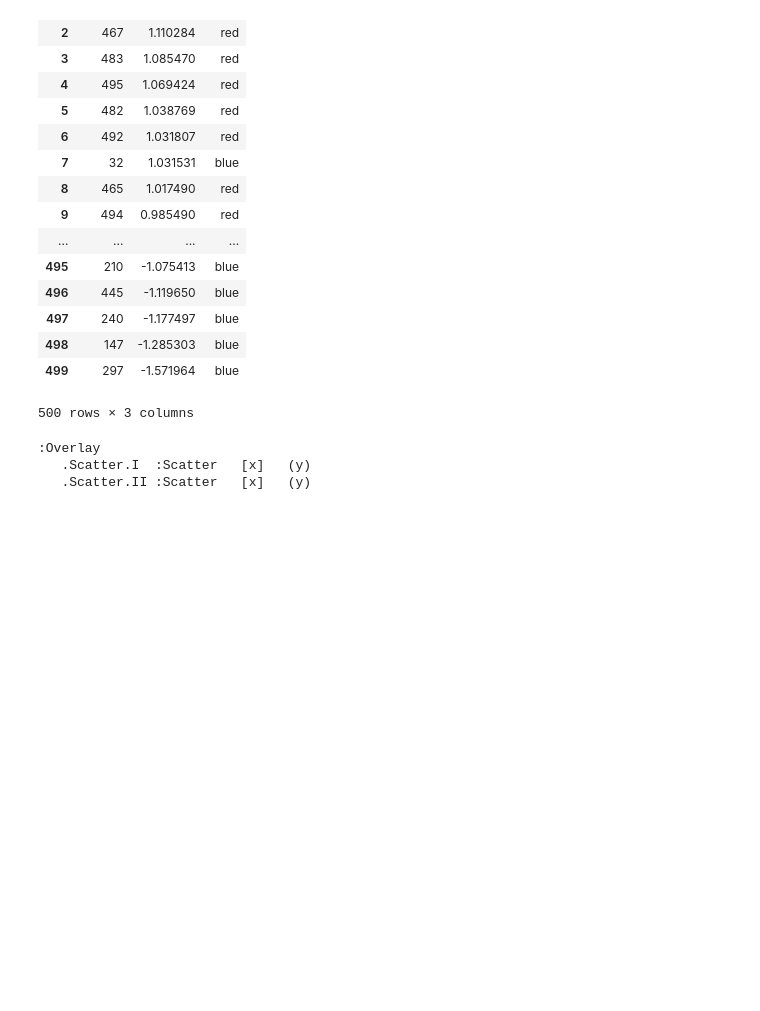
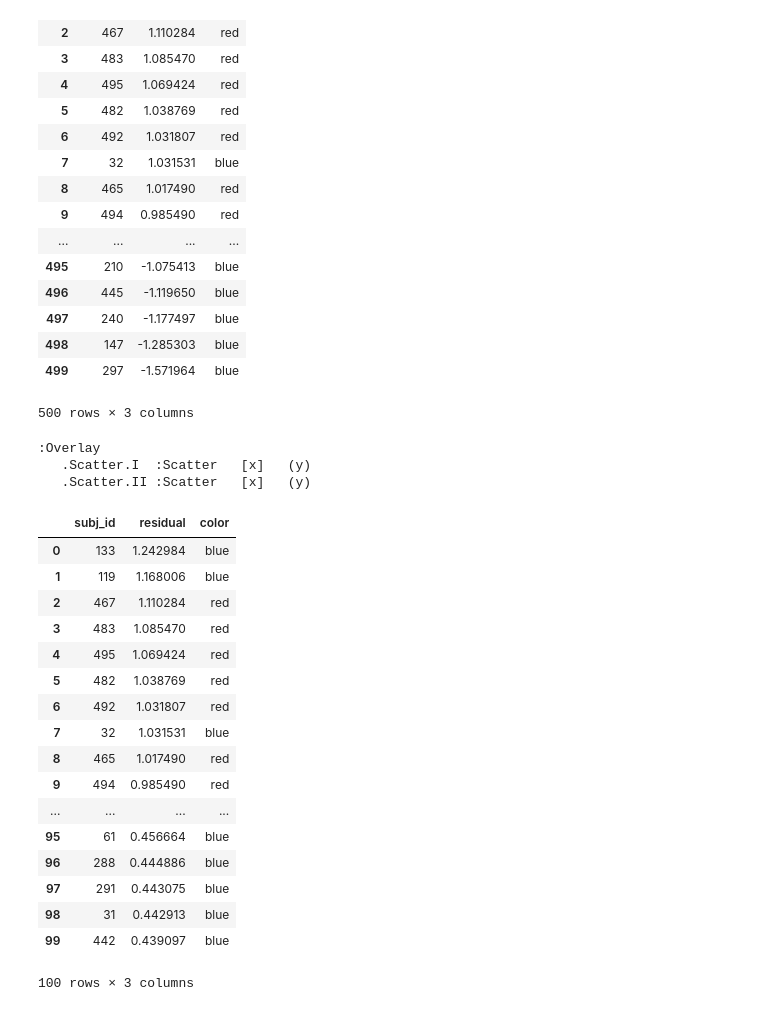
Before and after one commit to bayesways/bayes-sem, a Jupyter notebook: src/5.1.Simulation.ipynb, the cells around one changed output. Cells and saved outputs as stored; diff of their text form; code cells hidden in the pictures; blank space fills up the shorter version.

```diff
--- a/src/5.1.Simulation.ipynb
+++ b/src/5.1.Simulation.ipynb
@@ -168,3 +178,24 @@ layout
 :Overlay
    .Scatter.I  :Scatter   [x]   (y)
    .Scatter.II :Scatter   [x]   (y)
+# %%
+res[:100]
+# %% [output]
+|  | subj_id | residual | color |
+| 0 | 133 | 1.242984 | blue |
+| 1 | 119 | 1.168006 | blue |
+| 2 | 467 | 1.110284 | red |
+| 3 | 483 | 1.085470 | red |
+| 4 | 495 | 1.069424 | red |
+| 5 | 482 | 1.038769 | red |
+| 6 | 492 | 1.031807 | red |
+| 7 | 32 | 1.031531 | blue |
+| 8 | 465 | 1.017490 | red |
+| 9 | 494 | 0.985490 | red |
+| ... | ... | ... | ... |
+| 95 | 61 | 0.456664 | blue |
+| 96 | 288 | 0.444886 | blue |
+| 97 | 291 | 0.443075 | blue |
+| 98 | 31 | 0.442913 | blue |
+| 99 | 442 | 0.439097 | blue |
+100 rows × 3 columns
```
Also changed, not shown: parts of 4 cells of this notebook.
